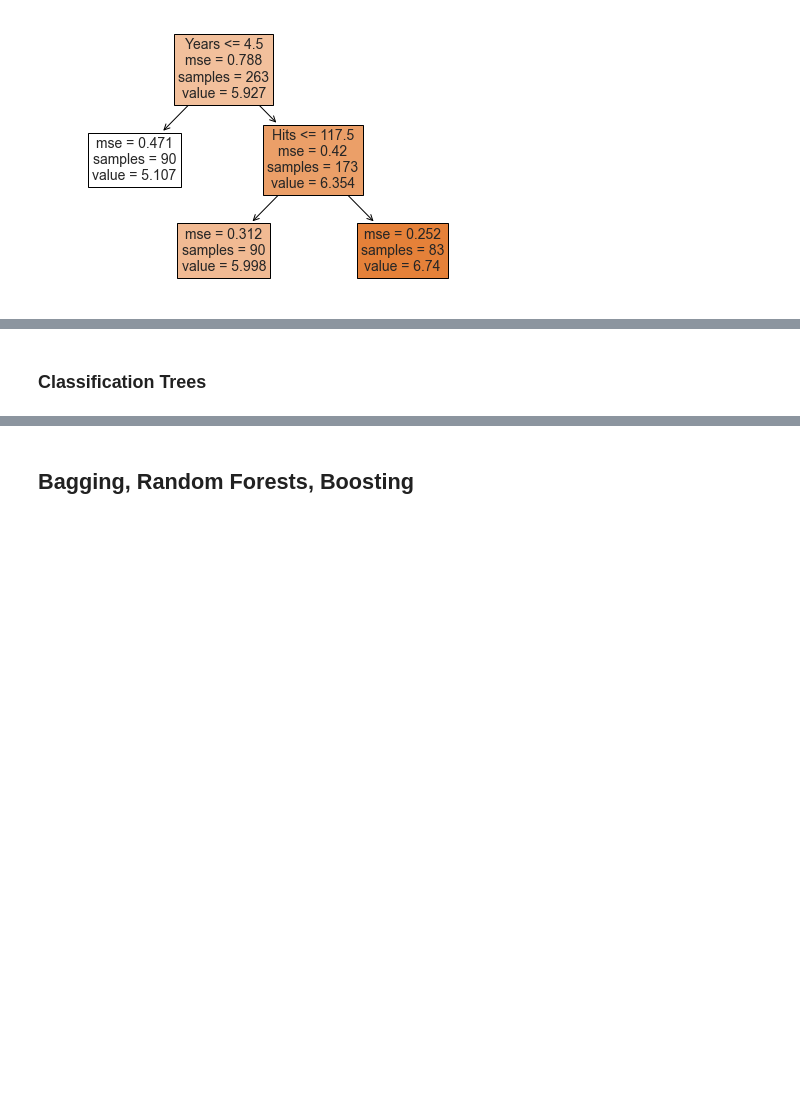
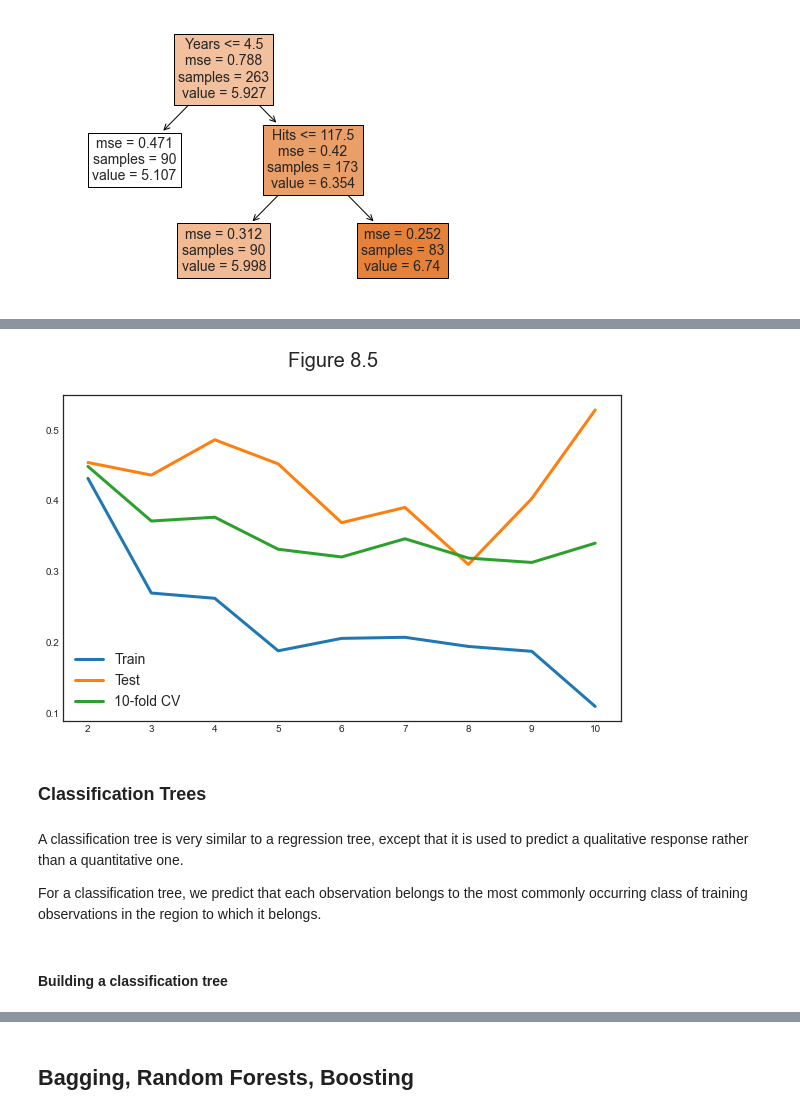
Before and after one commit to matteocourthoud/Machine-Learning-for-Economic-Analysis, a Jupyter notebook: 7_trees.ipynb, the cells around one changed output, grey strips where cells are left out. Cells and saved outputs as stored; diff of their text form; code cells hidden in the pictures; blank space fills up the shorter version.

```diff
--- a/7_trees.ipynb
+++ b/7_trees.ipynb
@@ -77,5 +79,6 @@ ax2.set_xlabel('Log(Salary)');
 # %%
-regr = DecisionTreeRegressor(max_leaf_nodes=3)
-regr.fit(X, y)
+# Fit regression tree
+tree = DecisionTreeRegressor(max_leaf_nodes=3)
+tree.fit(X, y)
 # %% [output]
 DecisionTreeRegressor(max_leaf_nodes=3)
@@ -110,2 +163,50 @@ This is currently not supported in scikit-learn. See first point under 'disadvan
+# %%
+def cross_validation(X, y, model, parameters):
+
+    # Init scores
+    scores = np.zeros((len(parameters),3))
+
+    # Loop over all parameters
+    for k,param in enumerate(parameters):
+
+        # Loop over splits
+        X_train, X_test, y_train, y_test = train_test_split(X, y, test_size=0.5)
+        m = model(param).fit(X_train, y_train)
+        scores[k,0] = mean_squared_error(m.predict(X_train), y_train)
+        scores[k,1] = mean_squared_error(m.predict(X_test), y_test)
+
+        # Get CV score
+        kf6 = KFold(n_splits=6)
+        scores[k,2] = -cross_val_score(model(param), X, y, cv=kf6, scoring='neg_mean_squared_error').mean()
+
+    return scores
+# %%
+# Select 9 features
+features = ['Years', 'Hits', 'RBI', 'PutOuts', 'Walks', 'Runs', 'AtBat', 'HmRun']
+hitters.head()
+X_long = hitters[features]
+# %%
+# Set model
+model = lambda param : DecisionTreeRegressor(max_leaf_nodes=param)
+
+# Get scores
+params = range(2,11)
+scores = cross_validation(X_long, y, model, params)
+# %%
+# Figure 8.5
+fig, ax = plt.subplots(1,1,figsize=(10,6))
+fig.suptitle('Figure 8.5')
+
+# Plot scores
+ax.plot(params, scores);
+ax.legend(['Train','Test','10-fold CV']);
+# %% [output]
+[figure, added]
 # %% [markdown]
 ### Classification Trees
+# %% [markdown]
+A classification tree is very similar to a regression tree, except that it is used to predict a qualitative response rather than a quantitative one.
+
+For a classification tree, we predict that each observation belongs to the most commonly occurring class of training observations in the region to which it belongs.
+# %% [markdown]
+#### Building a classification tree
```
Also changed, not shown: parts of 63 cells of this notebook.
